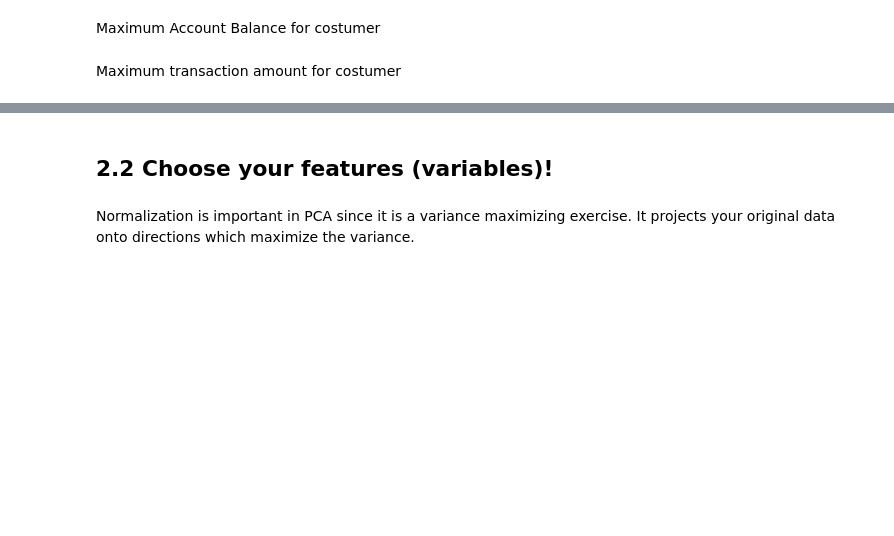
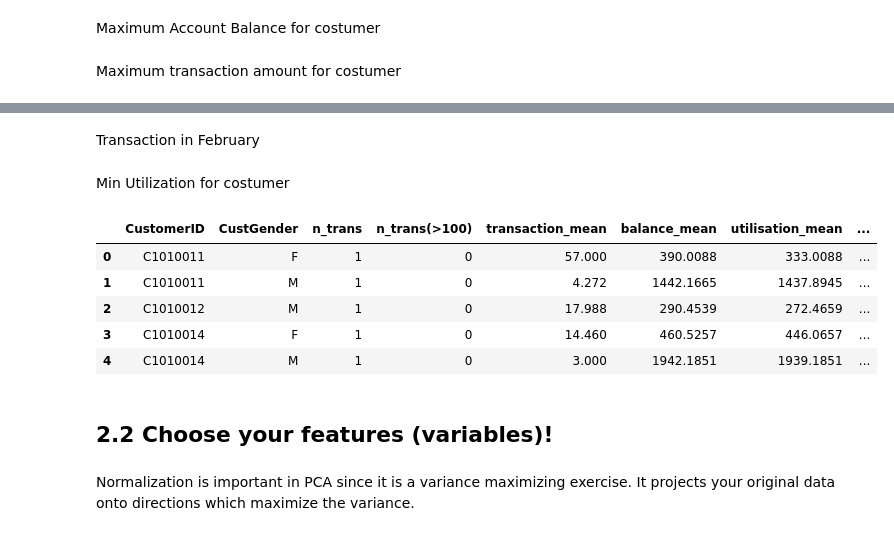
Before and after one commit to LucaFabri99/ADM-HW4, a Jupyter notebook: main.ipynb, the cells around one changed output, grey strips where cells are left out. Saved outputs shown, nothing was run; the diff lists cells and outputs as text; code cells hidden in the pictures; blank space fills up the shorter version.

```diff
--- a/main.ipynb
+++ b/main.ipynb
@@ -484,3 +452,30 @@ d_features.to_pickle('work/d_features.pkl')
+# %%
+data3=data.loc[data['TransactionDayName']=='Friday'].groupby(['CustomerID','CustGender']).size().reset_index().rename(columns={0:'transaction_Friday'})
+d_features=pd.merge(left=d_features, right=data3, how='outer', on=['CustomerID','CustGender'])
+#we filled the value nan with zeros because that's are the customer id with no transaction on friday
+d_features['transaction_Friday']=d_features['transaction_Friday'].fillna(0).astype(int)
+# %% [markdown]
+Transaction in February
+# %%
+data3=data.loc[data['TransactionMonthName']=='February'].groupby(['CustomerID','CustGender']).size().reset_index().rename(columns={0:'transaction_February'})
+# %%
+d_features=pd.merge(left=d_features, right=data3, how='outer', on=['CustomerID','CustGender'])
+#we filled the value nan with zeros because that's are the customer id with no transaction in that months
+d_features['transaction_February']=d_features['transaction_February'].fillna(0).astype(int)
+# %% [markdown]
+Min Utilization for costumer
+# %%
+data3=data.groupby(['CustomerID','CustGender']).min()['Utilisation'].reset_index().rename(columns={'Utilisation':'min_utilisation'})
+d_features=pd.merge(left=d_features, right=data3, how='outer', on=['CustomerID','CustGender'])
+# %%
+d_features.head()
+# %% [output]
+|  | CustomerID | CustGender | n_trans | n_trans(>100) | transaction_mean | balance_mean | utilisation_mean | ... |
+| 0 | C1010011 | F | 1 | 0 | 57.000 | 390.0088 | 333.0088 | ... |
+| 1 | C1010011 | M | 1 | 0 | 4.272 | 1442.1665 | 1437.8945 | ... |
+| 2 | C1010012 | M | 1 | 0 | 17.988 | 290.4539 | 272.4659 | ... |
+| 3 | C1010014 | F | 1 | 0 | 14.460 | 460.5257 | 446.0657 | ... |
+| 4 | C1010014 | M | 1 | 0 | 3.000 | 1942.1851 | 1939.1851 | ... |
 # %%
 d_features.to_csv('work/d_features.csv')
 # %% [markdown]
```
Also changed, not shown: parts of 48 cells of this notebook.
